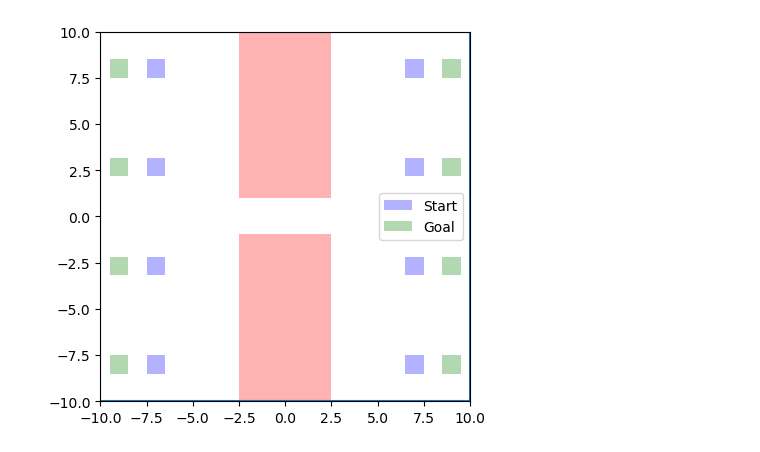
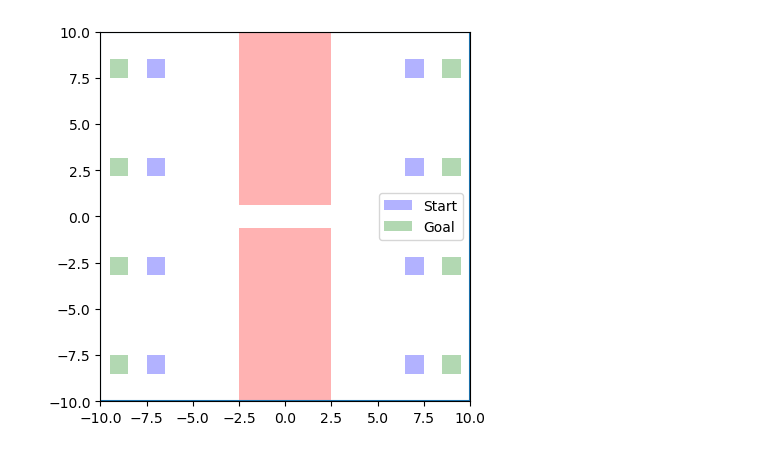
Before and after one commit to CoNG-harvard/PA-Nav, a Jupyter notebook: notebooks_playground/OMPL Setup.ipynb, the cells around one changed output. Saved outputs shown, nothing was run; the diff lists cells and outputs as text; code cells hidden in the pictures.

```diff
--- a/notebooks_playground/OMPL Setup.ipynb
+++ b/notebooks_playground/OMPL Setup.ipynb
@@ -10,17 +10,17 @@ from panav.viz import draw_env
 # %%
 bloating_r = 0.5
 vmax = 1.0
 
 N = 8
 limits = [(-10,10),(-10,10)]
 n_tunnel = 1
 
 TIMEOUT = 100 # timeout
 
-env = MultiTunnelEnv(n_tunnel = n_tunnel, tunnel_width = bloating_r*3.9,limits=limits, N_agent = N)
+env = MultiTunnelEnv(n_tunnel = n_tunnel, tunnel_width = bloating_r*2.5,limits=limits, N_agent = N)
 draw_env(env)
 # %% [output]
-[figure, old version]
+[figure, new version]
 # %%
 space_dim = 2
 bounds = ob.RealVectorBounds(space_dim)
```
Also changed, not shown: parts of 15 cells of this notebook.
